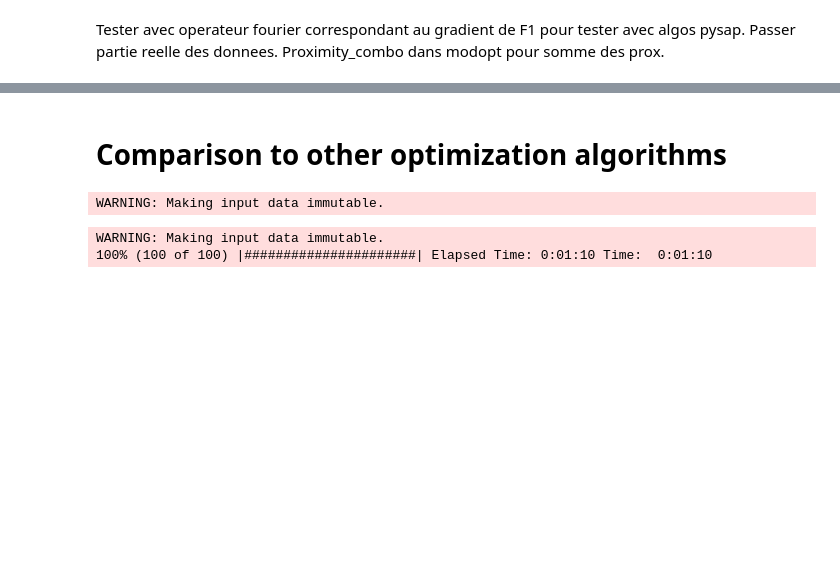
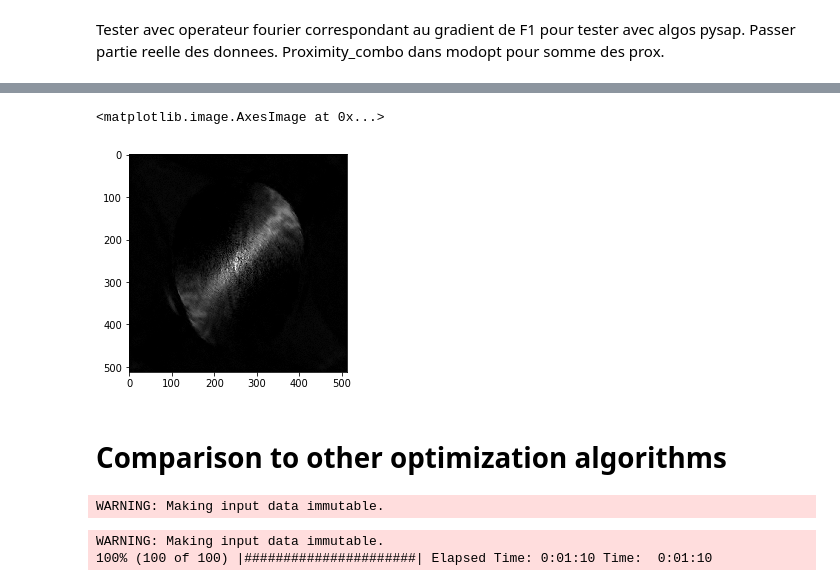
Before and after one commit to Biagig/Learning-Sampling-Pattern, a Jupyter notebook: PDHG-V2-NC.ipynb, the cells around one changed output, grey strips where cells are left out. Cells and saved outputs as stored; diff of their text form; code cells hidden in the pictures; blank space fills up the shorter version.

```diff
--- a/PDHG-V2-NC.ipynb
+++ b/PDHG-V2-NC.ipynb
@@ -512,3 +508,8 @@ image_rec0.show()
+# %%
+plt.imshow(np.abs(uk),cmap='gray')
+# %% [output]
+<matplotlib.image.AxesImage at 0x...>
+[figure, added]
 # %% [markdown]
 # Comparison to other optimization algorithms
 # %%
```
Also changed, not shown: parts of 8 cells of this notebook.
